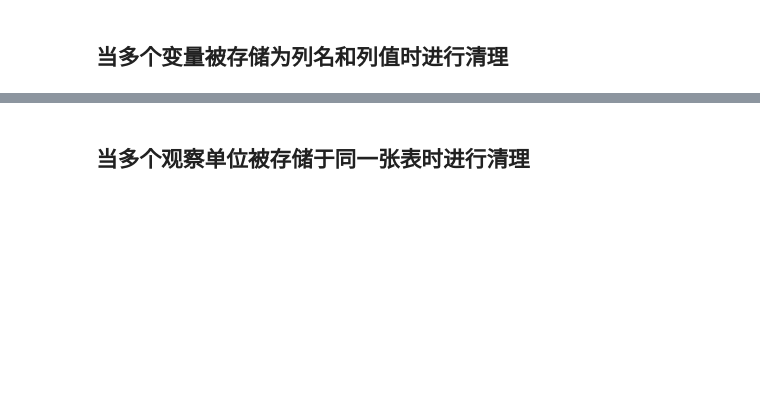
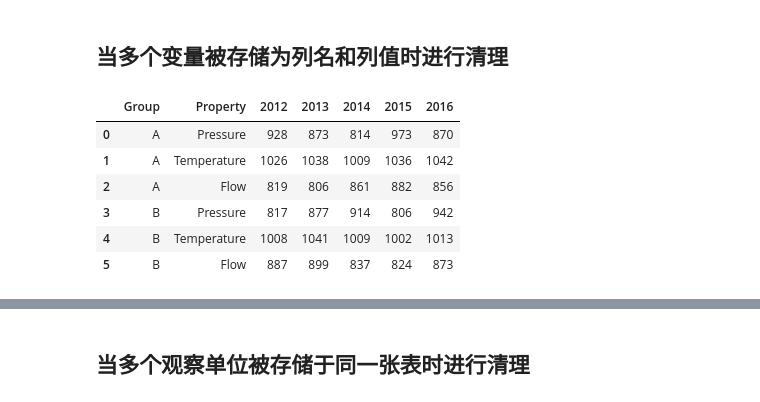
Before and after one commit to 99night66/pandas_study, a Jupyter notebook: 8_数据清理.ipynb, the cells around one changed output, grey strips where cells are left out. Cells and saved outputs as stored; diff of their text form; code cells hidden in the pictures; blank space fills up the shorter version.

```diff
--- a/8_数据清理.ipynb
+++ b/8_数据清理.ipynb
@@ -1009,7 +1054,15 @@ cities.Geolocation.str.extract('([0-9.]+). (N|S), ([0-9.]+). (E|W)', expand=True
 # %% [markdown]
 ## 当多个变量被存储为列名和列值时进行清理
 # %%
-sensors = pd.read_csv('data/sensors.csv')
+sensors = pd.read_csv('sensors.csv')
 sensors
+# %% [output]
+|  | Group | Property | 2012 | 2013 | 2014 | 2015 | 2016 |
+| 0 | A | Pressure | 928 | 873 | 814 | 973 | 870 |
+| 1 | A | Temperature | 1026 | 1038 | 1009 | 1036 | 1042 |
+| 2 | A | Flow | 819 | 806 | 861 | 882 | 856 |
+| 3 | B | Pressure | 817 | 877 | 914 | 806 | 942 |
+| 4 | B | Temperature | 1008 | 1041 | 1009 | 1002 | 1013 |
+| 5 | B | Flow | 887 | 899 | 837 | 824 | 873 |
 # %%
 sensors.melt(id_vars=['Group', 'Property'], var_name='Year').head(6)
```
Also changed, not shown: parts of 37 cells of this notebook, 3 other files.
